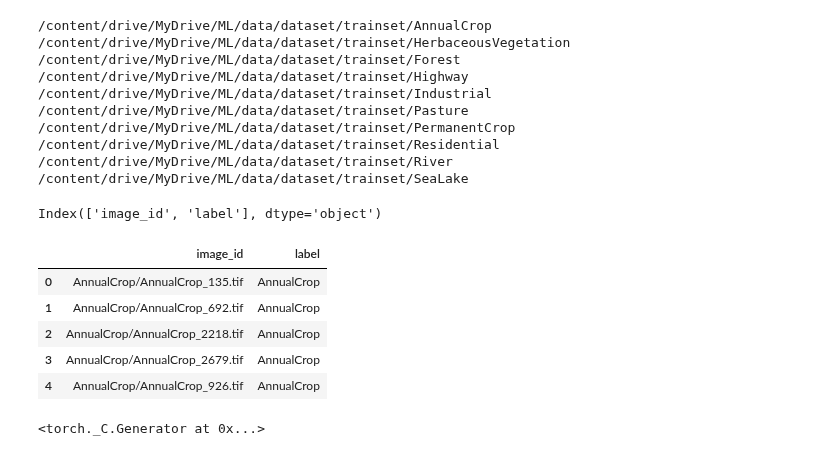
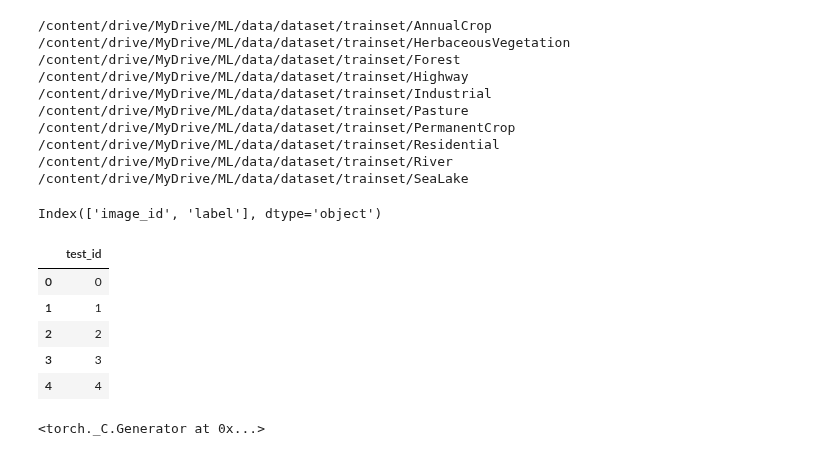
Before and after one commit to nicikess/hsg-ml-course, a Jupyter notebook: notebooks/ml_challenge.ipynb, the cells around one changed output. Cells and saved outputs as stored; diff of their text form; code cells hidden in the pictures.

```diff
--- a/notebooks/ml_challenge.ipynb
+++ b/notebooks/ml_challenge.ipynb
@@ -73,29 +80,30 @@ for i in range(0, len(subfolders)):
 # %%
 ROOT_PATH = '/content/drive/MyDrive/ML/'
 BASE_PATH = os.path.join(ROOT_PATH, 'data')
 DATA_PATH = os.path.join(ROOT_PATH, 'dataset')
 MODEL_PATH = os.path.join(ROOT_PATH, 'model')
 
-file_path = '/content/drive/MyDrive/ML/data/dataset/train.csv'
+file_path_train = '/content/drive/MyDrive/ML/data/dataset/train.csv'
+file_path_test = '/content/drive/MyDrive/ML/data/dataset/test.csv'
+data_df_train = pd.read_csv(file_path_train)
+data_df_test = pd.read_csv(file_path_test)
 
-data_df = pd.read_csv(file_path)
+data_df_train.columns = data_df_train.columns.str.replace('path', 'image_id')
+data_df_train.columns = data_df_train.columns.str.replace('Label', 'label')
 
-data_df.columns = data_df.columns.str.replace('path', 'image_id')
-data_df.columns = data_df.columns.str.replace('Label', 'label')
-
-print(data_df.columns)
+print(data_df_train.columns)
 
 #data_df = data_df.iloc[0]
 
-data_df.head()
+data_df_test.head()
 # %% [output]
 Index(['image_id', 'label'], dtype='object')
-|  | image_id | label |
-| 0 | AnnualCrop/AnnualCrop_135.tif | AnnualCrop |
-| 1 | AnnualCrop/AnnualCrop_692.tif | AnnualCrop |
-| 2 | AnnualCrop/AnnualCrop_2218.tif | AnnualCrop |
-| 3 | AnnualCrop/AnnualCrop_2679.tif | AnnualCrop |
-| 4 | AnnualCrop/AnnualCrop_926.tif | AnnualCrop |
+|  | test_id |
+| 0 | 0 |
+| 1 | 1 |
+| 2 | 2 |
+| 3 | 3 |
+| 4 | 4 |
 # %%
 # init deterministic seed
 seed_value = 1234
```
Also changed, not shown: parts of 39 cells of this notebook.
